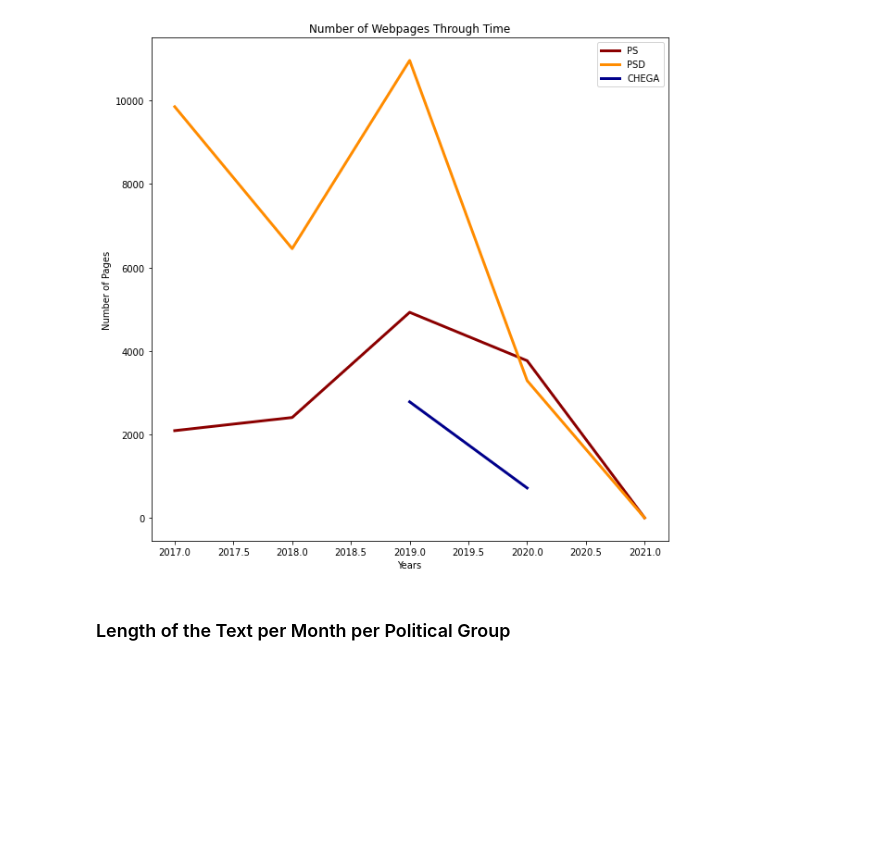
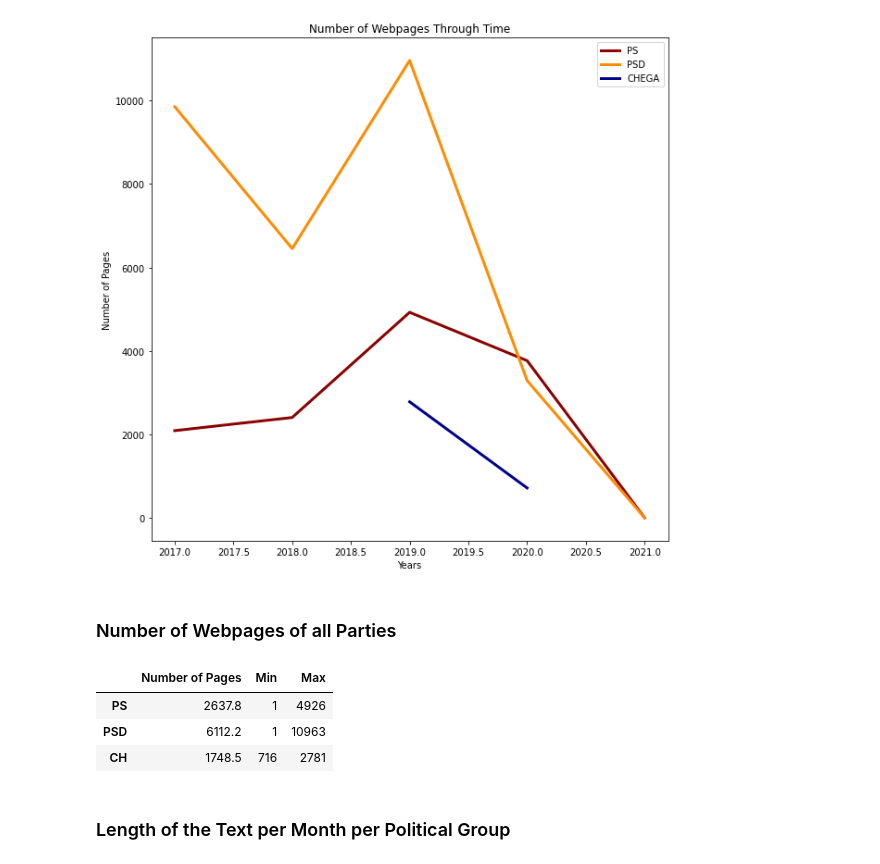
Before and after one commit to mariacrnr/feup-pri, a Jupyter notebook: data_exploration.ipynb, the cells around one changed output. Cells and saved outputs as stored; diff of their text form; code cells hidden in the pictures; blank space fills up the shorter version.

```diff
--- a/data_exploration.ipynb
+++ b/data_exploration.ipynb
@@ -166,6 +166,19 @@ plt.legend(["PS", "PSD", "CHEGA"])
 plt.show()
 # %% [output]
 [figure]
+# %% [markdown]
+### Number of Webpages of all Parties
+# %%
+pages_data = {'Number of Pages': [ps_pages['Number of Pages'].mean(), psd_pages['Number of Pages'].mean(), ch_pages['Number of Pages'].mean()],
+              'Min': [ps_pages['Number of Pages'].min(), psd_pages['Number of Pages'].min(), ch_pages['Number of Pages'].min()],
+              'Max': [ps_pages['Number of Pages'].max(), psd_pages['Number of Pages'].max(), ch_pages['Number of Pages'].max()]}
+total_pages = pd.DataFrame(pages_data, ['PS', 'PSD', 'CH'])
+total_pages
+# %% [output]
+|  | Number of Pages | Min | Max |
+| PS | 2637.8 | 1 | 4926 |
+| PSD | 6112.2 | 1 | 10963 |
+| CH | 1748.5 | 716 | 2781 |
 # %% [markdown]
 ### Length of the Text per Month per Political Group
 # %%
```
Also changed, not shown: parts of 3 cells of this notebook.
